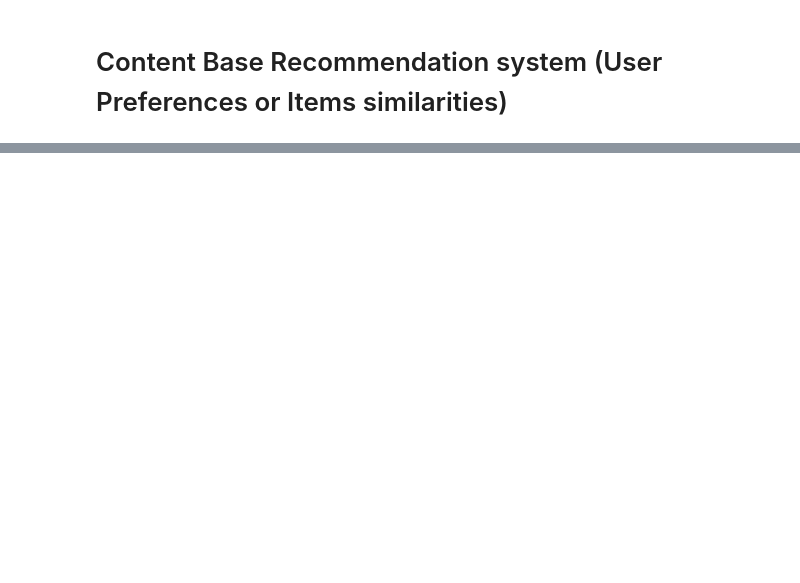
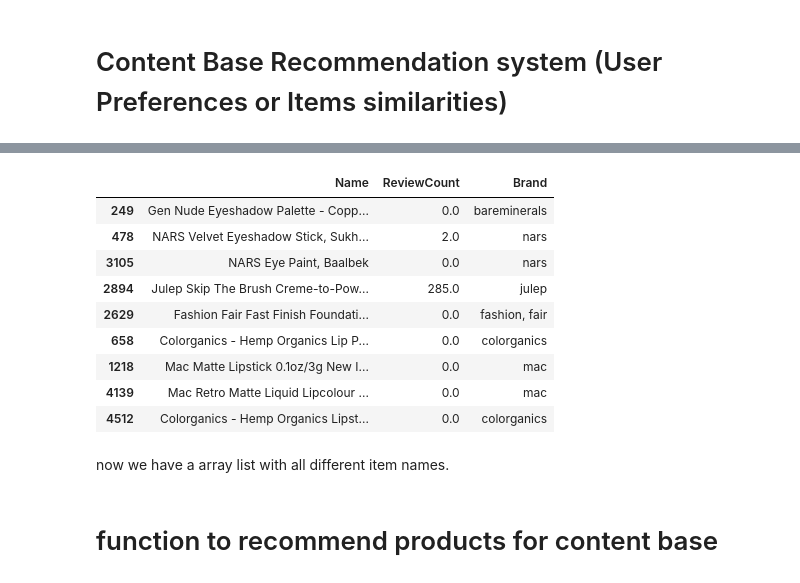
Before and after one commit to okanolgun/E-commerece-Product-Recommendation, a Jupyter notebook: Untitled.ipynb, the cells around one changed output, grey strips where cells are left out. Cells and saved outputs as stored; diff of their text form; code cells hidden in the pictures; blank space fills up the shorter version.

```diff
--- a/Untitled.ipynb
+++ b/Untitled.ipynb
@@ -395,0 +470,4 @@ See the caveats in the documentation: https://pandas.pydata.org/pandas-docs/stab
+# %%
+similar_items = list(enumerate(cosine_similarities_content[item_index]))
+# %%
+similar_items = sorted(similar_items, key=lambda x:x[1], reverse=True)
@@ -395,0 +523,21 @@ See the caveats in the documentation: https://pandas.pydata.org/pandas-docs/stab
+# %%
+top_similar_items = similar_items[201:210]
+# %%
+recommended_items_indics = [x[0] for x in top_similar_items]
+# %%
+train_data.iloc[recommended_items_indics][['Name','ReviewCount','Brand']]
+# %% [output]
+|  | Name | ReviewCount | Brand |
+| 249 | Gen Nude Eyeshadow Palette - Copp... | 0.0 | bareminerals |
+| 478 | NARS Velvet Eyeshadow Stick, Sukh... | 2.0 | nars |
+| 3105 | NARS Eye Paint, Baalbek | 0.0 | nars |
+| 2894 | Julep Skip The Brush Creme-to-Pow... | 285.0 | julep |
+| 2629 | Fashion Fair Fast Finish Foundati... | 0.0 | fashion, fair |
+| 658 | Colorganics - Hemp Organics Lip P... | 0.0 | colorganics |
+| 1218 | Mac Matte Lipstick 0.1oz/3g New I... | 0.0 | mac |
+| 4139 | Mac Retro Matte Liquid Lipcolour ... | 0.0 | mac |
+| 4512 | Colorganics - Hemp Organics Lipst... | 0.0 | colorganics |
+# %% [markdown]
+now we have a array list with all different item names.
+# %% [markdown]
+# function to recommend products for content base
```
Also changed, not shown: parts of 19 cells of this notebook.
